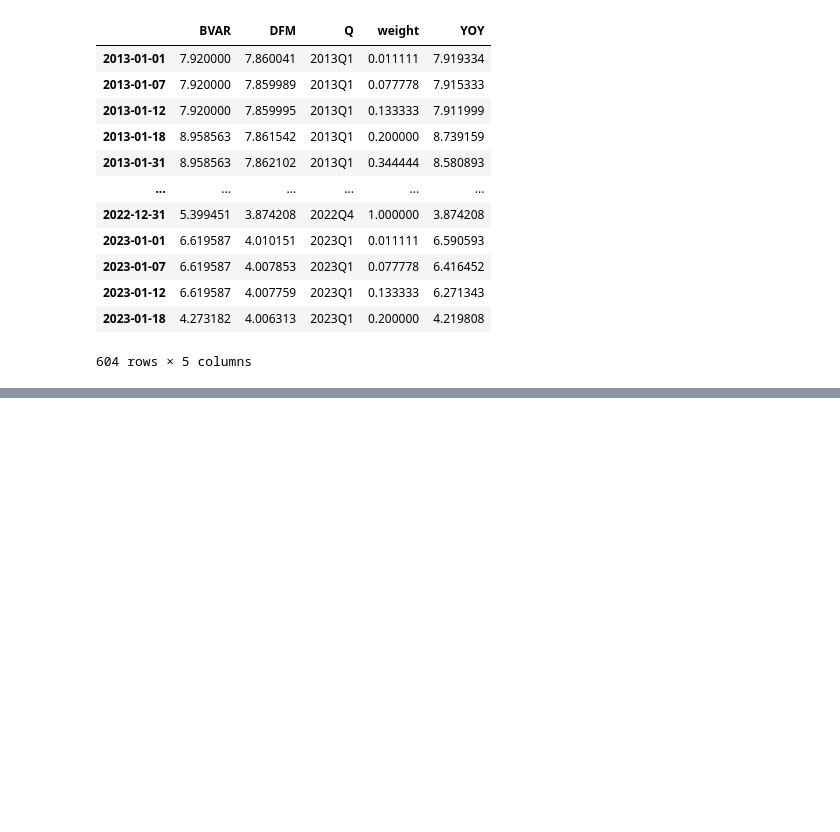
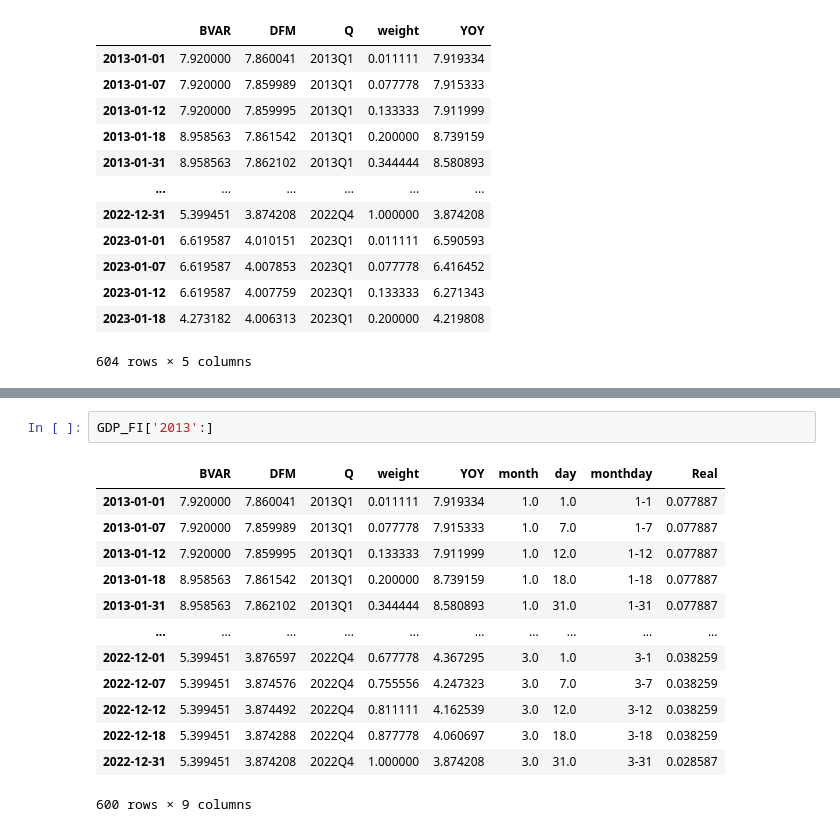
Before and after one commit to CharlesDZhang/China-GDP-Nowcasting, a Jupyter notebook: DFM.ipynb, the cells around one changed output, grey strips where cells are left out. Saved outputs shown, nothing was run; the diff lists cells and outputs as text; blank space fills up the shorter version.

```diff
--- a/DFM.ipynb
+++ b/DFM.ipynb
@@ -460,0 +527,16 @@ zz
+# %%
+GDP_FI['2013':]
+# %% [output]
+|  | BVAR | DFM | Q | weight | YOY | month | day | monthday | Real |
+| 2013-01-01 | 7.920000 | 7.860041 | 2013Q1 | 0.011111 | 7.919334 | 1.0 | 1.0 | 1-1 | 0.077887 |
+| 2013-01-07 | 7.920000 | 7.859989 | 2013Q1 | 0.077778 | 7.915333 | 1.0 | 7.0 | 1-7 | 0.077887 |
+| 2013-01-12 | 7.920000 | 7.859995 | 2013Q1 | 0.133333 | 7.911999 | 1.0 | 12.0 | 1-12 | 0.077887 |
+| 2013-01-18 | 8.958563 | 7.861542 | 2013Q1 | 0.200000 | 8.739159 | 1.0 | 18.0 | 1-18 | 0.077887 |
+| 2013-01-31 | 8.958563 | 7.862102 | 2013Q1 | 0.344444 | 8.580893 | 1.0 | 31.0 | 1-31 | 0.077887 |
+| ... | ... | ... | ... | ... | ... | ... | ... | ... | ... |
+| 2022-12-01 | 5.399451 | 3.876597 | 2022Q4 | 0.677778 | 4.367295 | 3.0 | 1.0 | 3-1 | 0.038259 |
+| 2022-12-07 | 5.399451 | 3.874576 | 2022Q4 | 0.755556 | 4.247323 | 3.0 | 7.0 | 3-7 | 0.038259 |
+| 2022-12-12 | 5.399451 | 3.874492 | 2022Q4 | 0.811111 | 4.162539 | 3.0 | 12.0 | 3-12 | 0.038259 |
+| 2022-12-18 | 5.399451 | 3.874288 | 2022Q4 | 0.877778 | 4.060697 | 3.0 | 18.0 | 3-18 | 0.038259 |
+| 2022-12-31 | 5.399451 | 3.874208 | 2022Q4 | 1.000000 | 3.874208 | 3.0 | 31.0 | 3-31 | 0.028587 |
+600 rows × 9 columns
```
Also changed, not shown: parts of 19 cells of this notebook, 1 other file.
